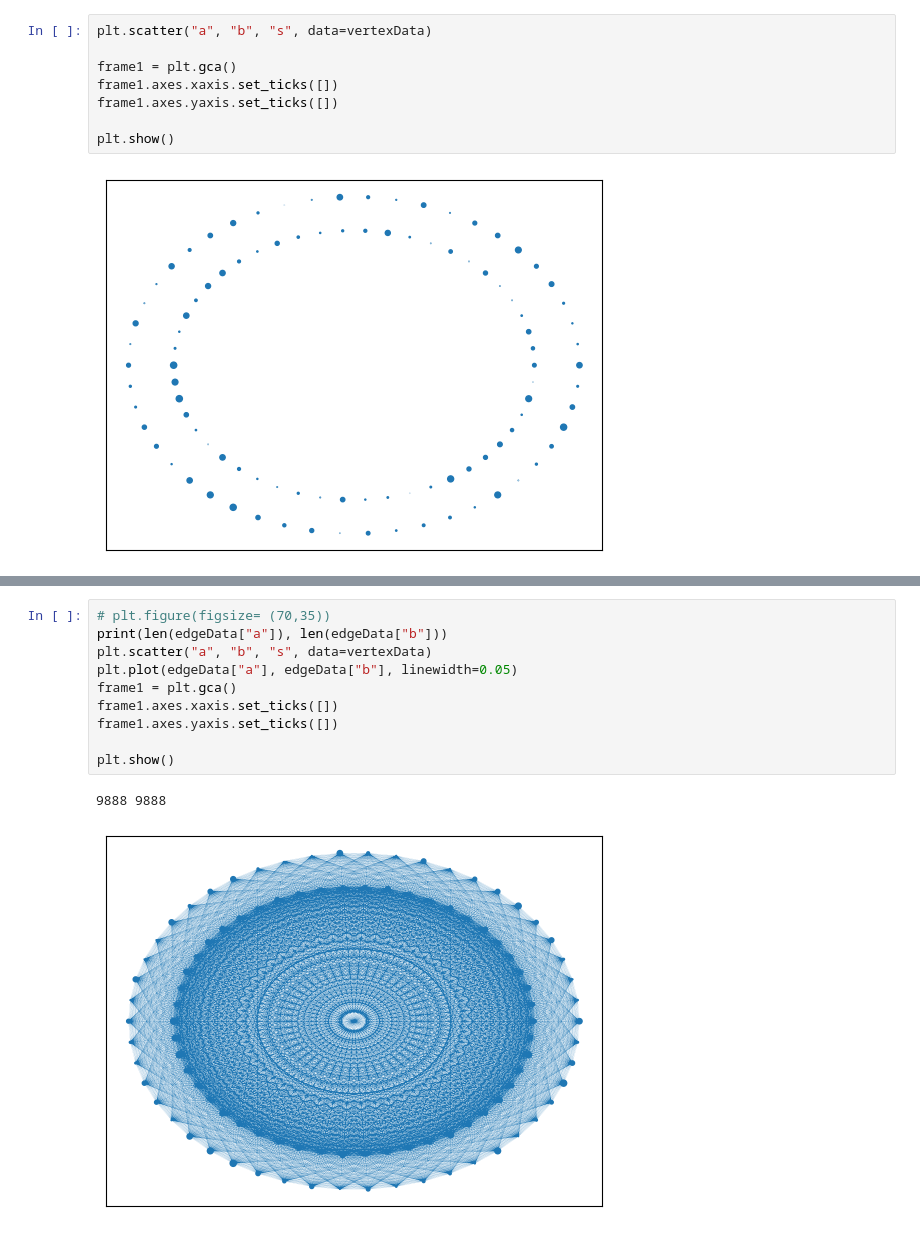
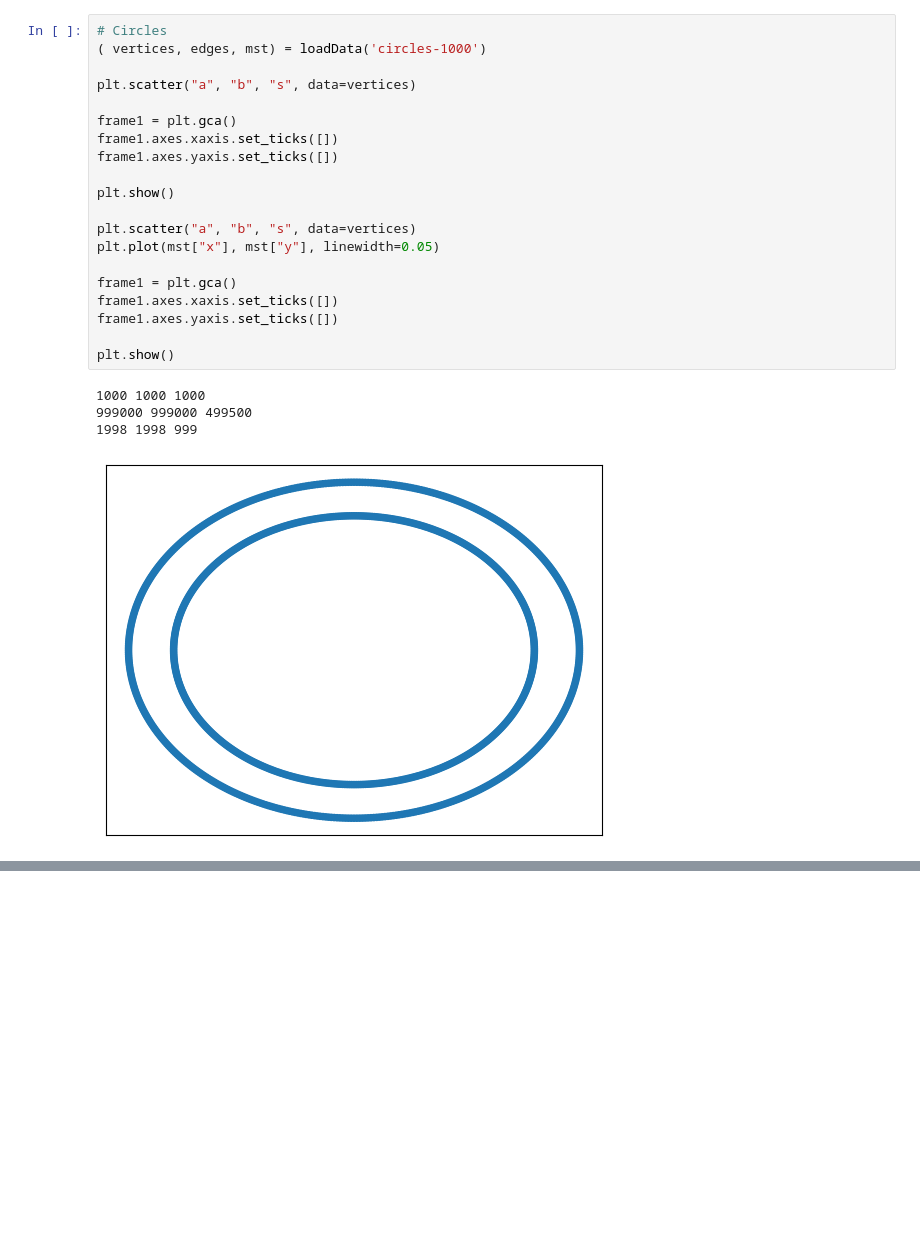
Before and after one commit to smitssjors/mpa, a Jupyter notebook: visualization.ipynb, the cells around one changed output, grey strips where cells are left out. Saved outputs shown, nothing was run; the diff lists cells and outputs as text; blank space fills up the shorter version.

Commit message:
visualization update

```diff
--- a/visualization.ipynb
+++ b/visualization.ipynb
@@ -54,10 +86,25 @@ print(len(vertexData["s"]), len(vertexData["a"]), len(vertexData["b"]))
 # %%
-plt.scatter("a", "b", "s", data=vertexData)
+# Circles
+( vertices, edges, mst) = loadData('circles-1000')
+
+plt.scatter("a", "b", "s", data=vertices)
 
 frame1 = plt.gca()
 frame1.axes.xaxis.set_ticks([])
 frame1.axes.yaxis.set_ticks([])
 
 plt.show()
+
+plt.scatter("a", "b", "s", data=vertices)
+plt.plot(mst["x"], mst["y"], linewidth=0.05)
+
+frame1 = plt.gca()
+frame1.axes.xaxis.set_ticks([])
+frame1.axes.yaxis.set_ticks([])
+
+plt.show()
 # %% [output]
+1000 1000 1000
+999000 999000 499500
+1998 1998 999
-[figure, old version]
+[figure, new version]
@@ -64,13 +111,0 @@ plt.show()
-# %%
-# plt.figure(figsize= (70,35))
-print(len(edgeData["a"]), len(edgeData["b"]))
-plt.scatter("a", "b", "s", data=vertexData)
-plt.plot(edgeData["a"], edgeData["b"], linewidth=0.05)
-frame1 = plt.gca()
-frame1.axes.xaxis.set_ticks([])
-frame1.axes.yaxis.set_ticks([])
-
-plt.show()
-# %% [output]
-9888 9888
-[figure, removed]
```
Also changed, not shown: parts of 5 cells of this notebook.
